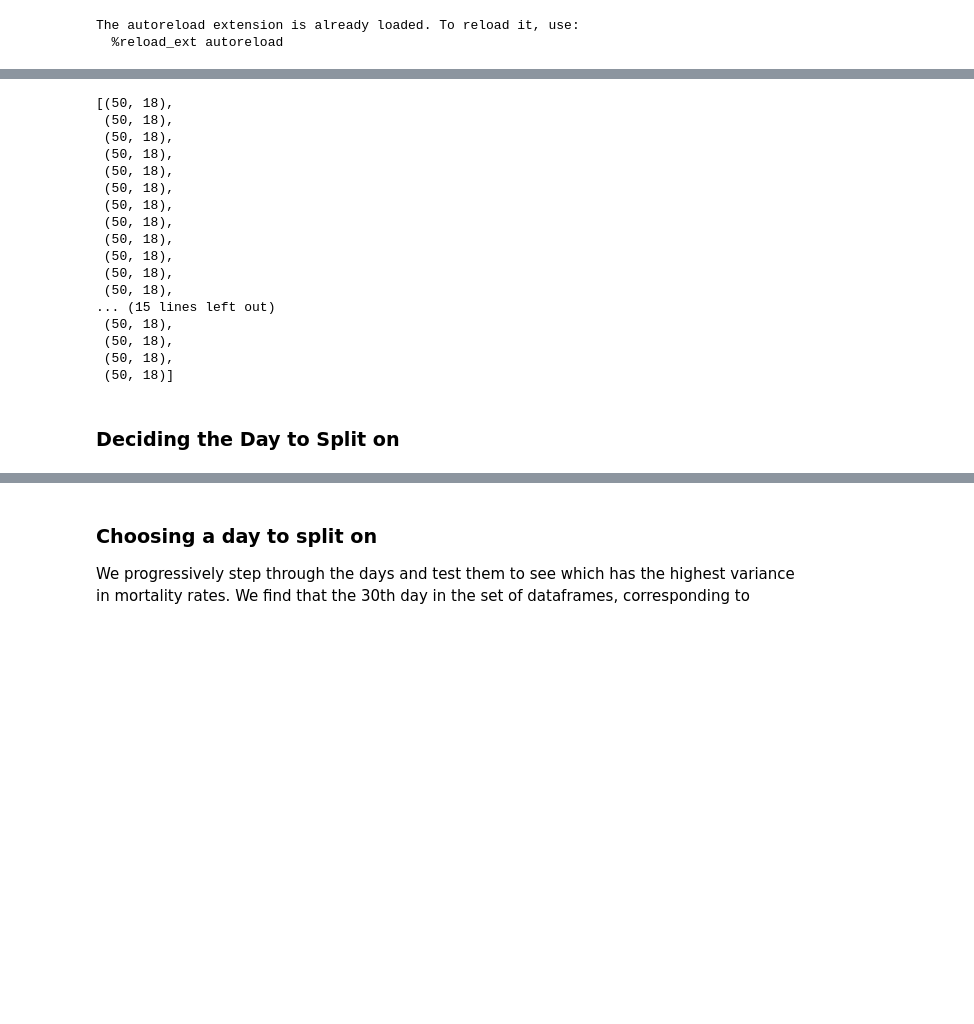
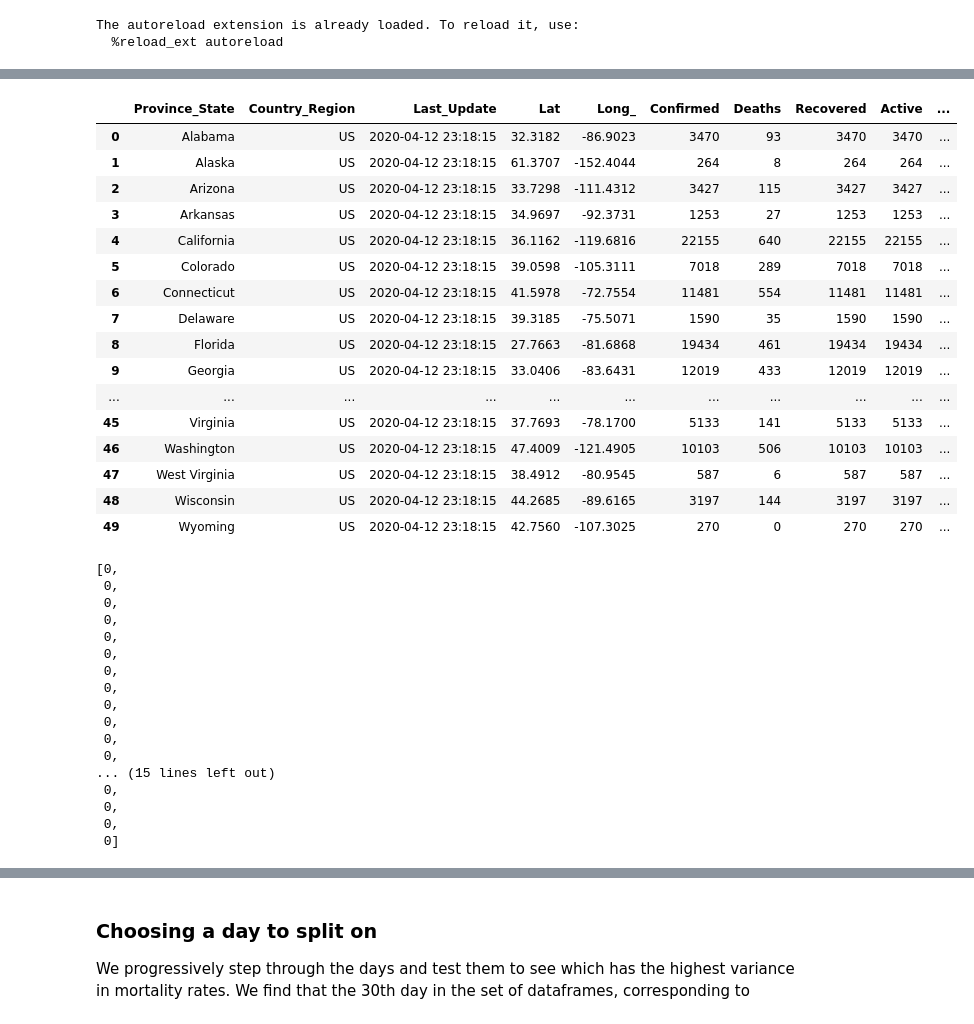
Before and after one commit to AndyFlury13/covid19-final-project, a Jupyter notebook: final_proj/directional_changes.ipynb, the cells around one changed output, grey strips where cells are left out. Cells and saved outputs as stored; diff of their text form; code cells hidden in the pictures; blank space fills up the shorter version.

```diff
--- a/final_proj/directional_changes.ipynb
+++ b/final_proj/directional_changes.ipynb
@@ -47,25 +153,43 @@ See the caveats in the documentation: http://pandas.pydata.org/pandas-docs/stabl
+# %%
+day_cases[0]
+# %% [output]
+|  | Province_State | Country_Region | Last_Update | Lat | Long_ | Confirmed | Deaths | Recovered | Active | ... |
+| 0 | Alabama | US | 2020-04-12 23:18:15 | 32.3182 | -86.9023 | 3470 | 93 | 3470 | 3470 | ... |
+| 1 | Alaska | US | 2020-04-12 23:18:15 | 61.3707 | -152.4044 | 264 | 8 | 264 | 264 | ... |
+| 2 | Arizona | US | 2020-04-12 23:18:15 | 33.7298 | -111.4312 | 3427 | 115 | 3427 | 3427 | ... |
+| 3 | Arkansas | US | 2020-04-12 23:18:15 | 34.9697 | -92.3731 | 1253 | 27 | 1253 | 1253 | ... |
+| 4 | California | US | 2020-04-12 23:18:15 | 36.1162 | -119.6816 | 22155 | 640 | 22155 | 22155 | ... |
+| 5 | Colorado | US | 2020-04-12 23:18:15 | 39.0598 | -105.3111 | 7018 | 289 | 7018 | 7018 | ... |
+| 6 | Connecticut | US | 2020-04-12 23:18:15 | 41.5978 | -72.7554 | 11481 | 554 | 11481 | 11481 | ... |
+| 7 | Delaware | US | 2020-04-12 23:18:15 | 39.3185 | -75.5071 | 1590 | 35 | 1590 | 1590 | ... |
+| 8 | Florida | US | 2020-04-12 23:18:15 | 27.7663 | -81.6868 | 19434 | 461 | 19434 | 19434 | ... |
+| 9 | Georgia | US | 2020-04-12 23:18:15 | 33.0406 | -83.6431 | 12019 | 433 | 12019 | 12019 | ... |
+| ... | ... | ... | ... | ... | ... | ... | ... | ... | ... | ... |
+| 45 | Virginia | US | 2020-04-12 23:18:15 | 37.7693 | -78.1700 | 5133 | 141 | 5133 | 5133 | ... |
+| 46 | Washington | US | 2020-04-12 23:18:15 | 47.4009 | -121.4905 | 10103 | 506 | 10103 | 10103 | ... |
+| 47 | West Virginia | US | 2020-04-12 23:18:15 | 38.4912 | -80.9545 | 587 | 6 | 587 | 587 | ... |
+| 48 | Wisconsin | US | 2020-04-12 23:18:15 | 44.2685 | -89.6165 | 3197 | 144 | 3197 | 3197 | ... |
+| 49 | Wyoming | US | 2020-04-12 23:18:15 | 42.7560 | -107.3025 | 270 | 0 | 270 | 270 | ... |
 # %%
-[day_cases[i].shape for i in range(len(day_cases))]
+[np.isnan(day_cases[i]['People_Tested']).sum() for i in range(len(day_cases))]
 # %% [output]
-[(50, 18),
- (50, 18),
- (50, 18),
- (50, 18),
- (50, 18),
- (50, 18),
- (50, 18),
- (50, 18),
- (50, 18),
- (50, 18),
- (50, 18),
- (50, 18),
+[0,
+ 0,
+ 0,
+ 0,
+ 0,
+ 0,
+ 0,
+ 0,
+ 0,
+ 0,
+ 0,
+ 0,
 ... (15 lines left out)
- (50, 18),
- (50, 18),
- (50, 18),
- (50, 18)]
+ 0,
+ 0,
+ 0,
+ 0]
-# %% [markdown]
-### Deciding the Day to Split on
 # %%
 mort_rates = np.zeros((50, len(day_cases)))
 for terr in range(50):
```
Also changed, not shown: parts of 13 cells of this notebook, 2 other files.
